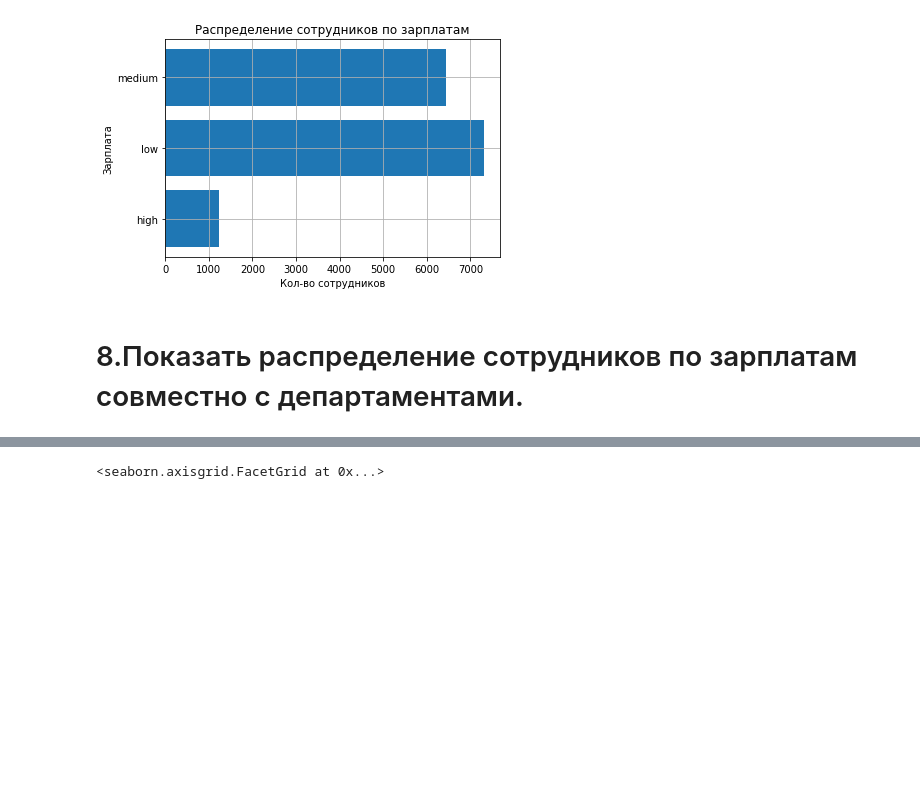
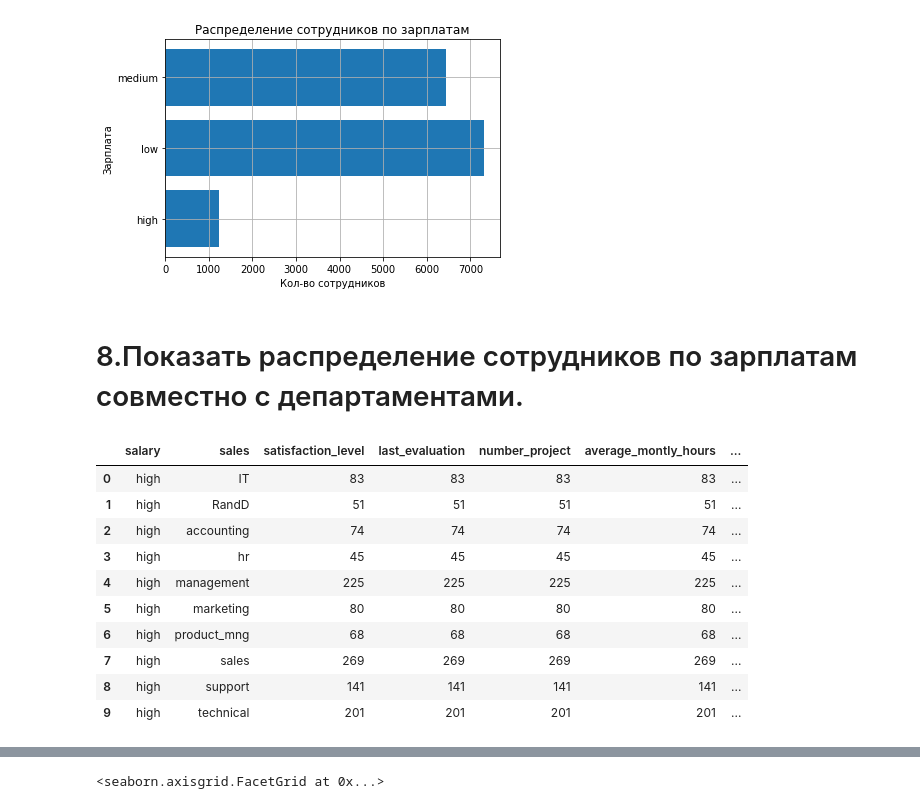
Before and after one commit to kiriorikako/netology_pyda, a Jupyter notebook: FinalWork.ipynb, the cells around one changed output, grey strips where cells are left out. Cells and saved outputs as stored; diff of their text form; code cells hidden in the pictures; blank space fills up the shorter version.

```diff
--- a/FinalWork.ipynb
+++ b/FinalWork.ipynb
@@ -165,3 +179,16 @@ plt.grid()
 # 8.Показать распределение сотрудников по зарплатам совместно с департаментами.
 # %%
 dep_salary_data = data.groupby(['salary', 'sales']).count().reset_index()
+dep_salary_data.head(10)
+# %% [output]
+|  | salary | sales | satisfaction_level | last_evaluation | number_project | average_montly_hours | ... |
+| 0 | high | IT | 83 | 83 | 83 | 83 | ... |
+| 1 | high | RandD | 51 | 51 | 51 | 51 | ... |
+| 2 | high | accounting | 74 | 74 | 74 | 74 | ... |
+| 3 | high | hr | 45 | 45 | 45 | 45 | ... |
+| 4 | high | management | 225 | 225 | 225 | 225 | ... |
+| 5 | high | marketing | 80 | 80 | 80 | 80 | ... |
+| 6 | high | product_mng | 68 | 68 | 68 | 68 | ... |
+| 7 | high | sales | 269 | 269 | 269 | 269 | ... |
+| 8 | high | support | 141 | 141 | 141 | 141 | ... |
+| 9 | high | technical | 201 | 201 | 201 | 201 | ... |
```
Also changed, not shown: parts of 17 cells of this notebook.
